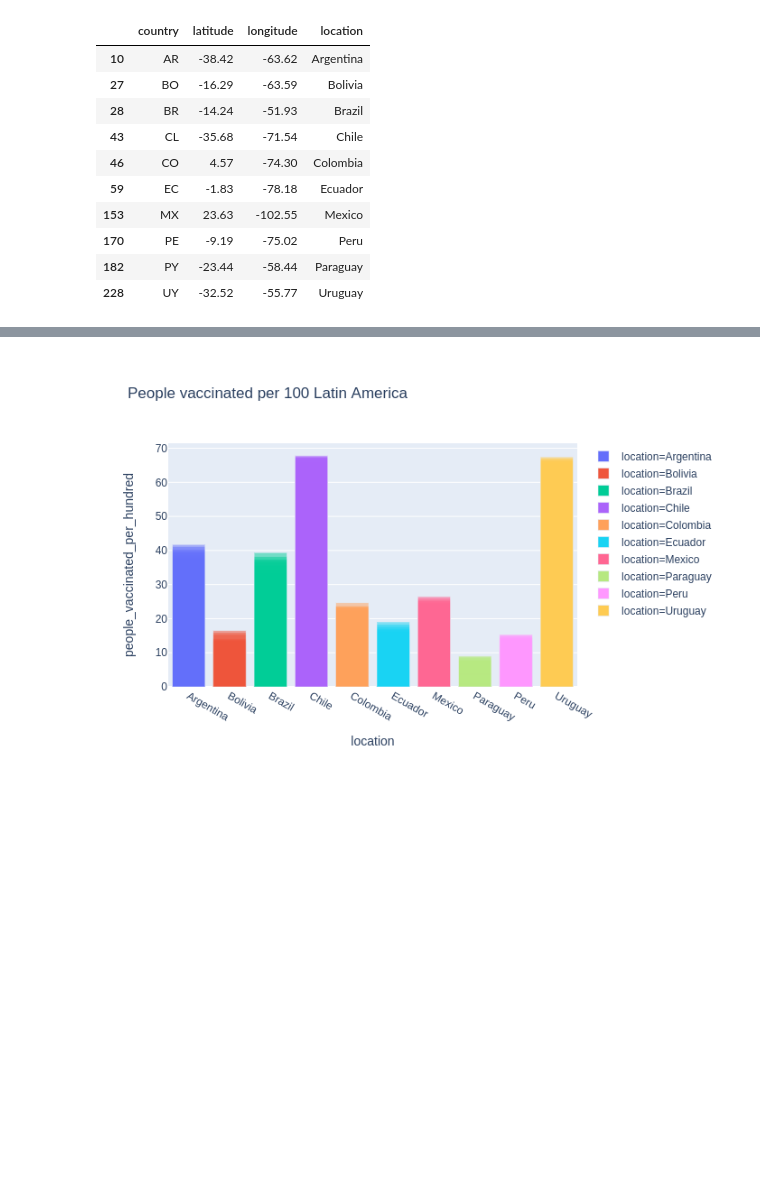
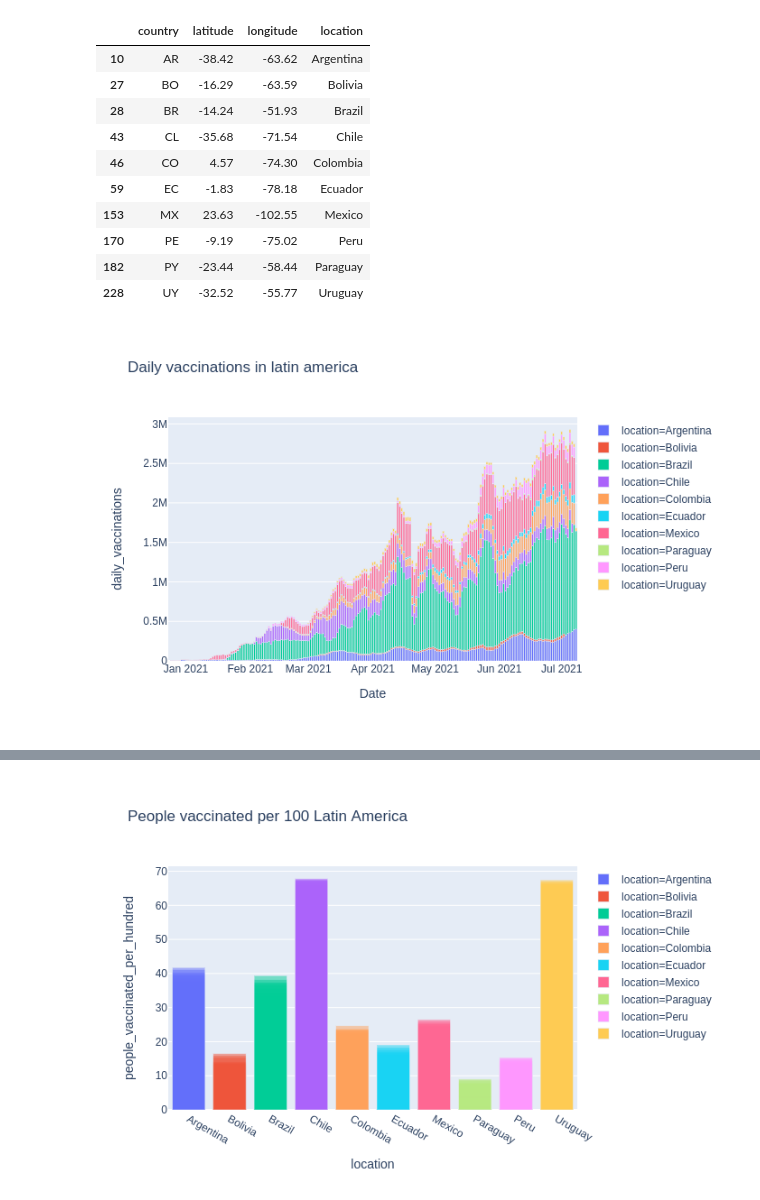
Before and after one commit to maxidiazbattan/Covid-vaccination-LA, a Jupyter notebook: covid_vaccinations.ipynb, the cells around one changed output, grey strips where cells are left out. Cells and saved outputs as stored; diff of their text form; code cells hidden in the pictures; blank space fills up the shorter version.

```diff
--- a/covid_vaccinations.ipynb
+++ b/covid_vaccinations.ipynb
@@ -103,3 +124,9 @@ df_lat_long[df_lat_long['location'].isin(la_countries)]
 | 228 | UY | -32.52 | -55.77 | Uruguay |
 # %%
 df_la_group = df_la.groupby('location', as_index = False).mean().sort_values (by = 'people_fully_vaccinated_per_hundred', ascending = False)
+# %%
+# Plotting daily vaccinations
+g1 = px.bar(data_frame = df_la, x = df_la.index , y = 'daily_vaccinations', color = 'location', labels= {'x': 'Date'}, title = 'Daily vaccinations in latin america')
+g1.show('png')
+# %% [output]
+[figure, added]
```
Also changed, not shown: parts of 18 cells of this notebook.
